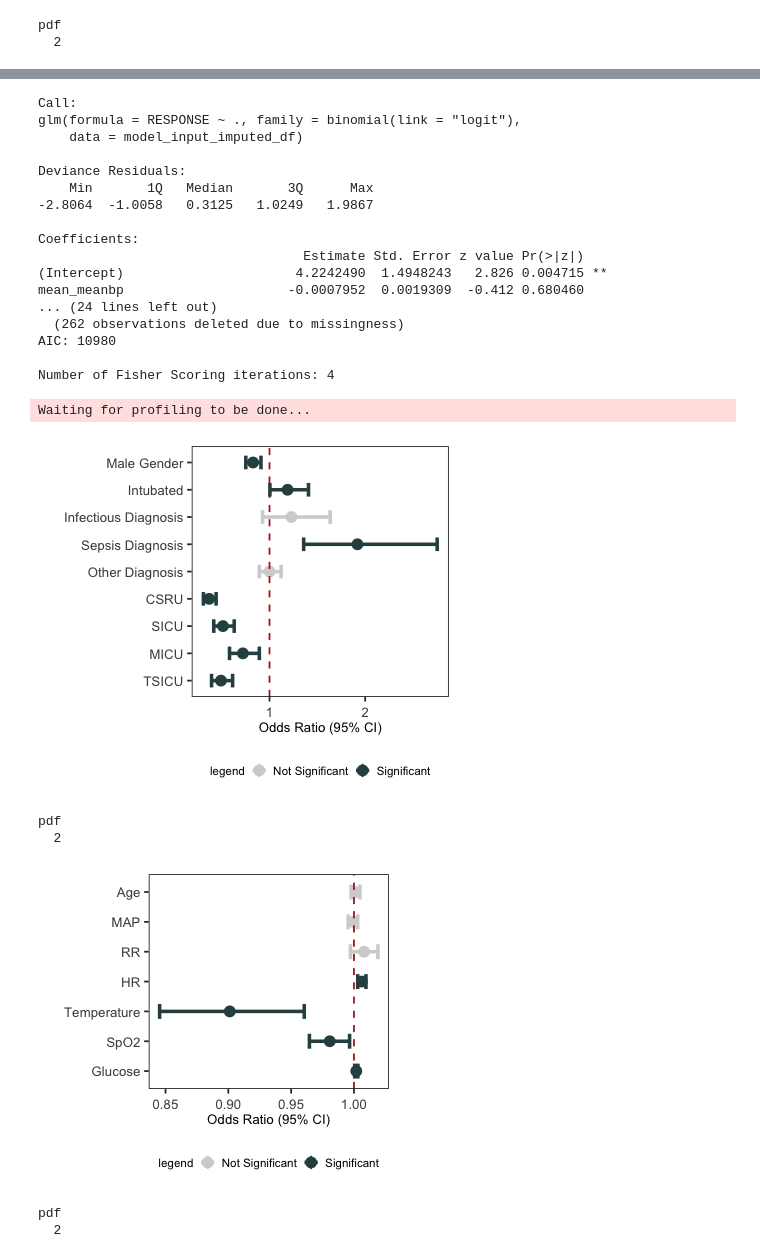
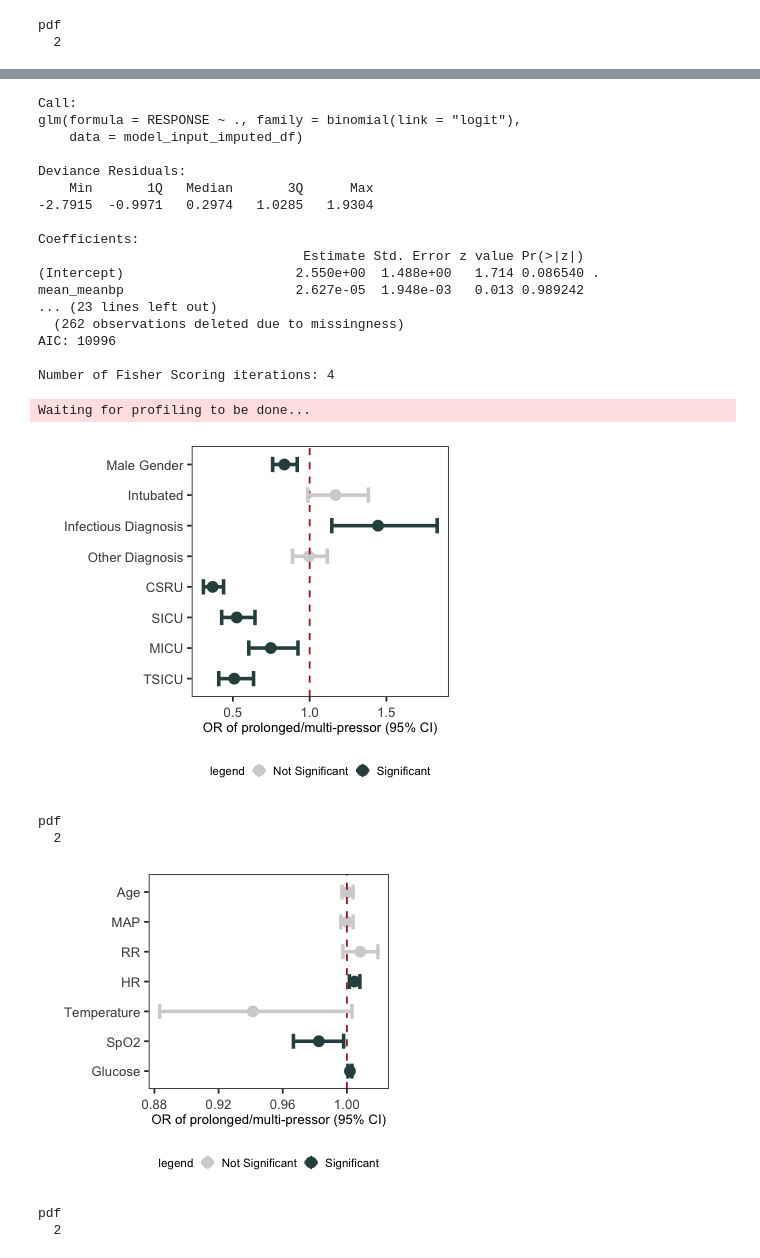
Before and after one commit to ruoyijiang/general, a Jupyter notebook: notebooks/R_Pressor_Outcomes_MultiPressor.ipynb, the cells around one changed output, grey strips where cells are left out. Drawn from its saved outputs; the diff is of its cells as text; code cells hidden in the pictures.

```diff
--- a/notebooks/R_Pressor_Outcomes_MultiPressor.ipynb
+++ b/notebooks/R_Pressor_Outcomes_MultiPressor.ipynb
@@ -588,3 +521,5 @@ output_df <- output_df %>%
+# %%
+output_df <- read.csv("~/Projects/Haimovich_Pressors/collection/out/output.csv")
 # %% [markdown]
 ### For text, description of meta-data
 # %%
@@ -2141,7 +2104,6 @@ LR_CATEGORICAL_COEFFICIENT_DICT <- c(
 'genderM' = "Male Gender",
 'intubTRUE' = "Intubated",
 'simple_diagnosisINFECTION' = "Infectious Diagnosis",
-'simple_diagnosisSEPSIS' = "Sepsis Diagnosis",
 'simple_diagnosisOTHER DIAGNOSIS' = "Other Diagnosis",
 'pressorphenylephrinedurations' = 'phenylephrine',
 'pressornorepinephrinedurations' = 'norepinephrine',
@@ -3305,15 +3274,15 @@ glm(formula = RESPONSE ~ ., family = binomial(link = "logit"),
 
 Deviance Residuals:
     Min       1Q   Median       3Q      Max
--2.8064  -1.0058   0.3125   1.0249   1.9867
+-2.7915  -0.9971   0.2974   1.0285   1.9304
 
 Coefficients:
                                   Estimate Std. Error z value Pr(>|z|)
-(Intercept)                      4.2242490  1.4948243   2.826 0.004715 **
-mean_meanbp                     -0.0007952  0.0019309  -0.412 0.680460
-... (24 lines left out)
+(Intercept)                      2.550e+00  1.488e+00   1.714 0.086540 .
+mean_meanbp                      2.627e-05  1.948e-03   0.013 0.989242
+... (23 lines left out)
   (262 observations deleted due to missingness)
-AIC: 10980
+AIC: 10996
 
 Number of Fisher Scoring iterations: 4
 # %%
@@ -3343,18 +3312,18 @@ oddsratio_categorical %>% write.csv(file.path(PLOT_DIR, paste0(pressor_choice, "
 # %%
 options(repr.plot.width=3.5, repr.plot.height=3)
 p <- oddsratio_categorical %>%
     ggplot(aes(x = factor,y = estimate, ymin = lower, ymax = upper ))+
         base_theme()+
         theme(legend.position="bottom")+
         geom_pointrange(aes(col=legend))+
         scale_color_manual(values=SIGNIFICANT_COLORS)+
         geom_hline(yintercept =1, linetype=2, color = "firebrick")+
-        xlab('')+ ylab("Odds Ratio (95% CI)")+
+        xlab('')+ ylab("OR of prolonged/multi-pressor (95% CI)")+
         geom_errorbar(aes(ymin=lower, ymax=upper,col=legend),width=0.5,cex=1)+
         coord_flip()
 plot(p)
 # %% [output]
-[figure, old version]
+[figure, new version]
 # %%
 pdf(file.path(PLOT_DIR, paste0(pressor_choice, "_categoricalmodelodds.pdf")), 3.5,3)
 plot(p)
@@ -3384,12 +3353,12 @@ p <- oddsratio_continuous %>%
         geom_pointrange(aes(col=legend))+
         scale_color_manual(values=SIGNIFICANT_COLORS)+
         geom_hline(yintercept =1, linetype=2, color = "firebrick")+
-        xlab('')+ ylab("Odds Ratio (95% CI)")+
+        xlab('')+ ylab("OR of prolonged/multi-pressor (95% CI)")+
         geom_errorbar(aes(ymin=lower, ymax=upper,col=legend),width=0.5,cex=1)+
         coord_flip()
 plot(p)
 # %% [output]
-[figure, old version]
+[figure, new version]
 # %%
 pdf(file.path(PLOT_DIR, paste0(pressor_choice, "_continuousmodelodds.pdf")), 3.1,2.7)
 plot(p)
```
Also changed, not shown: parts of 131 cells of this notebook, 6 other files.
